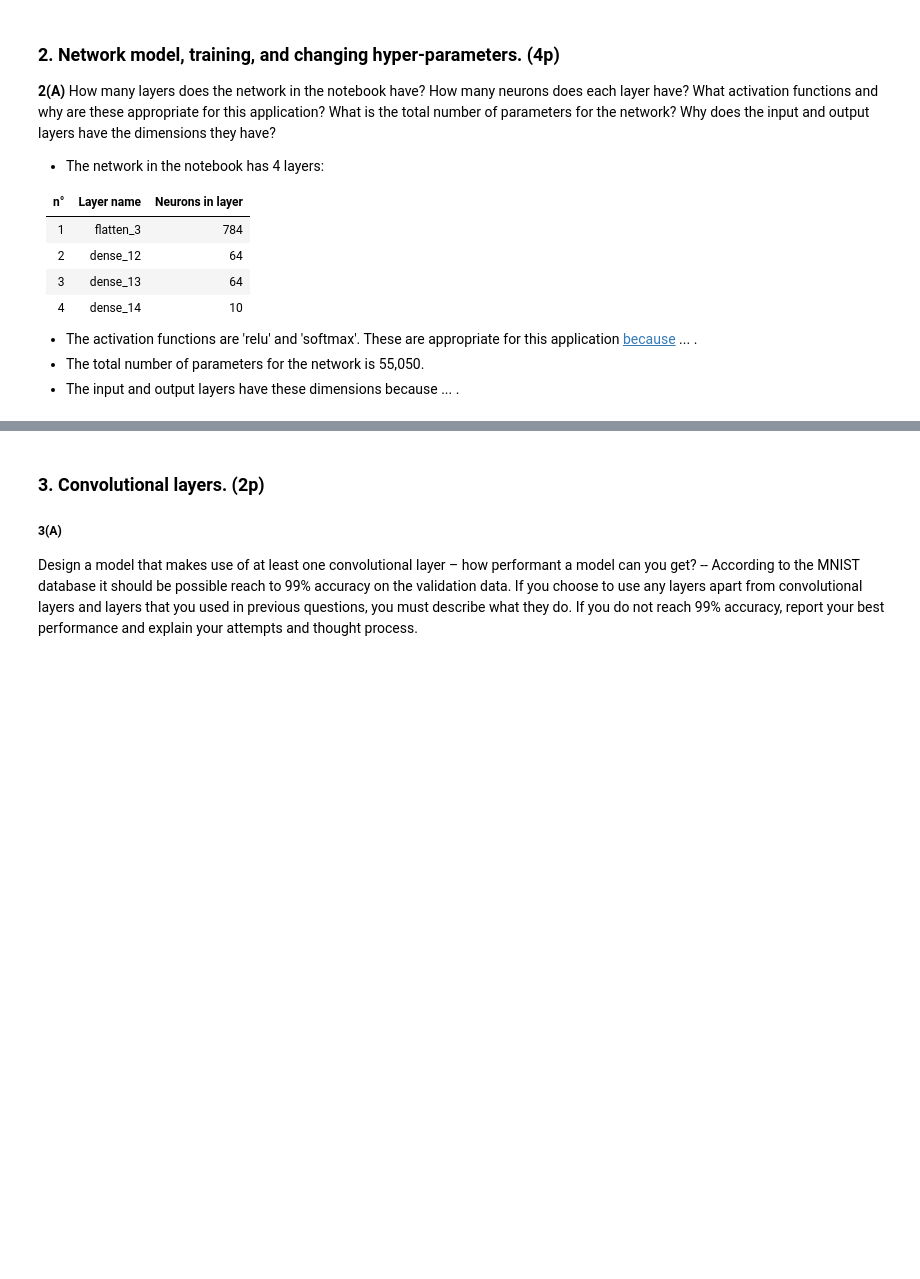
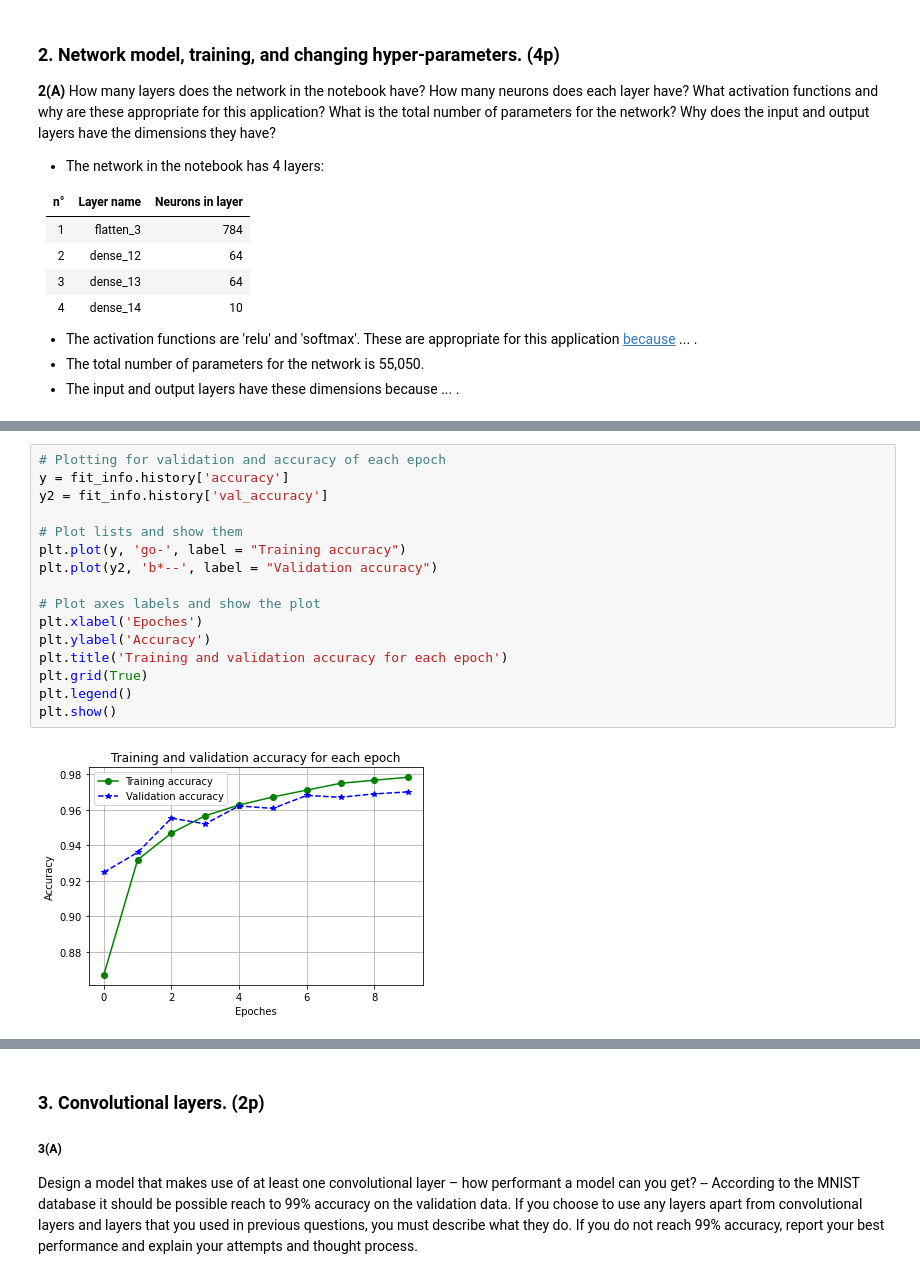
Before and after one commit to LeniaMalki/DataScienceAndAI, a Jupyter notebook: 6.Neural networks/Assignment 6 Answers.ipynb, the cells around one changed output, grey strips where cells are left out. Saved outputs shown, nothing was run; the diff lists cells and outputs as text; blank space fills up the shorter version.

```diff
--- a/6.Neural networks/Assignment 6 Answers.ipynb
+++ b/6.Neural networks/Assignment 6 Answers.ipynb
@@ -165,0 +172,18 @@ influence Model training)
+# %%
+# Plotting for validation and accuracy of each epoch
+y = fit_info.history['accuracy']
+y2 = fit_info.history['val_accuracy']
+
+# Plot lists and show them
+plt.plot(y, 'go-', label = "Training accuracy")
+plt.plot(y2, 'b*--', label = "Validation accuracy")
+
+# Plot axes labels and show the plot
+plt.xlabel('Epoches')
+plt.ylabel('Accuracy')
+plt.title('Training and validation accuracy for each epoch')
+plt.grid(True)
+plt.legend()
+plt.show()
+# %% [output]
+[figure, added]
```
Also changed, not shown: parts of 18 cells of this notebook.
